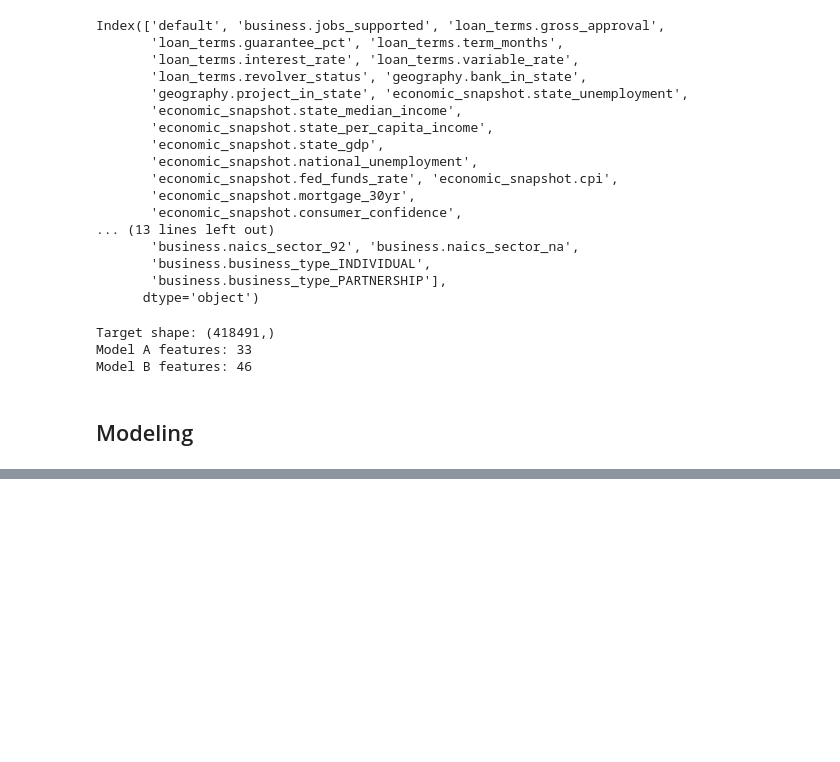
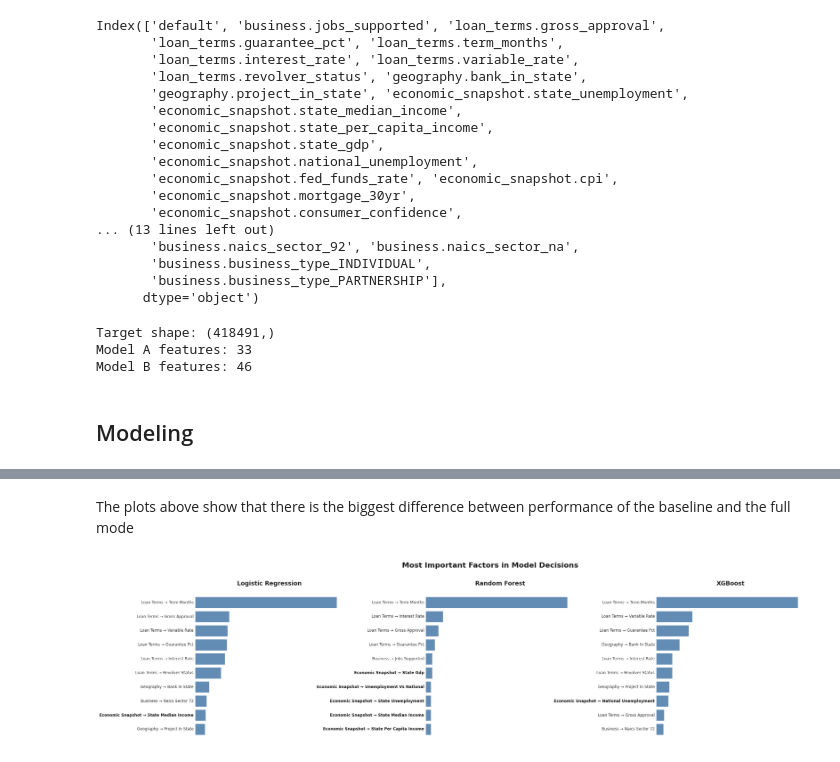
Before and after one commit to benberinsky/ds4320-project-2, a Jupyter notebook: scripts/pipeline.ipynb, the cells around one changed output, grey strips where cells are left out. Saved outputs shown, nothing was run; the diff lists cells and outputs as text; code cells hidden in the pictures; blank space fills up the shorter version.

```diff
--- a/scripts/pipeline.ipynb
+++ b/scripts/pipeline.ipynb
@@ -526,0 +685,62 @@ Hide these hints with `HOMEBREW_NO_ENV_HINTS=1` (see `man brew`).
+# %% [markdown]
+The plots above show that there is the biggest difference between performance of the baseline and the full mode
+# %%
+# plotting top 10 feature importances for all 3 best models
+logistic_reg_feature_imp = feature_importances.get('Logistic Regression_B')
+random_forest_feature_imp = feature_importances.get('Random Forest_B')
+xgb_feature_imp = feature_importances.get('XGBoost_B')
+
+top_n = 10
+fig, axes = plt.subplots(1, 3, figsize=(24, 6))
+fig.suptitle("Most Important Factors in Model Decisions",
+             fontsize=16, fontweight='bold', color='#1a1a1a', y=1.02)
+
+# looping over feature importances to plot
+for ax, imp_df, title in zip(
+    axes,
+    [logistic_reg_feature_imp, random_forest_feature_imp, xgb_feature_imp],
+    ['Logistic Regression', 'Random Forest', 'XGBoost']
+):
+    if imp_df is not None:
+        top_features = imp_df.head(top_n)
+
+        # clean up feature names
+        clean_names = (top_features['feature']
+                       .str.replace('.', ' → ', regex=False)
+                       .str.replace('_', ' ')
+                       .str.title())
+
+        ax.barh(range(top_n), top_features['importance'],
+                color='#4878A8', alpha=0.85, edgecolor='white', linewidth=0.5)
+
+        ax.set_yticks(range(top_n))
+        ax.set_yticklabels([])
+        ax.invert_yaxis()
+
+        # add labels individually, bold if economic snapshot
+        for j, name in enumerate(clean_names):
+            weight = 'bold' if 'Economic Snapshot' in name else 'normal'
+            color = '#1a1a1a' if 'Economic Snapshot' in name else '#333333'
+            ax.text(-0.01, j, name, ha='right', va='center',
+                    fontsize=8.5, fontweight=weight, color=color,
+                    transform=ax.get_yaxis_transform())
+
+        ax.set_title(title, fontsize=13, fontweight='bold', color='#222222', pad=10)
+
+        # cleaning up formatting
+        ax.spines['top'].set_visible(False)
+        ax.spines['right'].set_visible(False)
+        ax.spines['left'].set_visible(False)
+        ax.spines['bottom'].set_color('#CCCCCC')
+        ax.tick_params(axis='y', length=0)
+        ax.tick_params(axis='x', colors='#888888', labelsize=0)
+        ax.grid(axis='x', linestyle='--', alpha=0.3, color='#AAAAAA')
+        ax.set_axisbelow(True)
+        ax.set_xticks([])
+        ax.spines['bottom'].set_visible(False)
+
+plt.subplots_adjust(wspace=0.55)
+plt.savefig("../figures/feature_importance_comparison.png", dpi=200, bbox_inches='tight', facecolor='white')
+plt.show()
+# %% [output]
+[figure, added]
```
Also changed, not shown: parts of 8 cells of this notebook.
